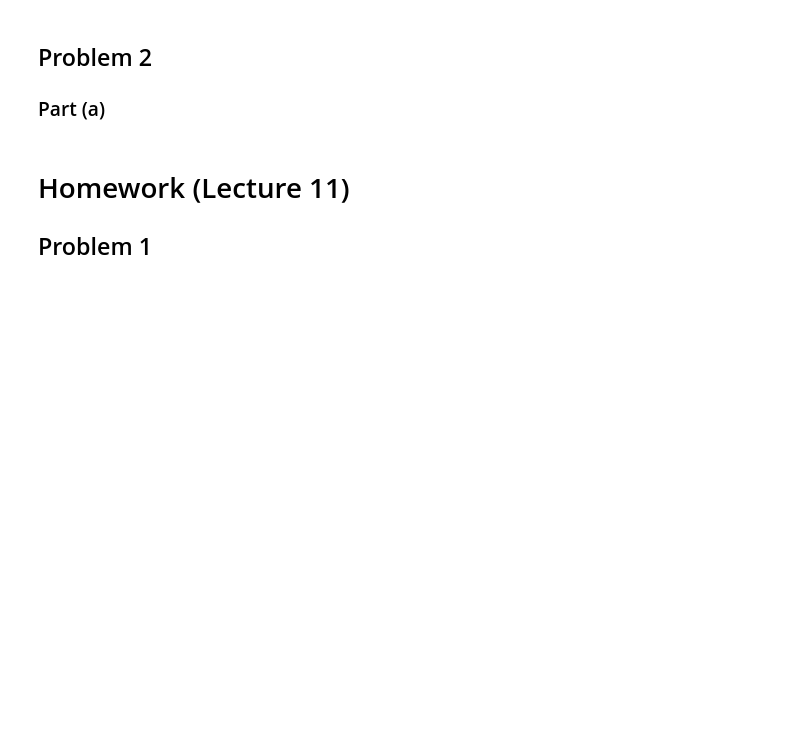
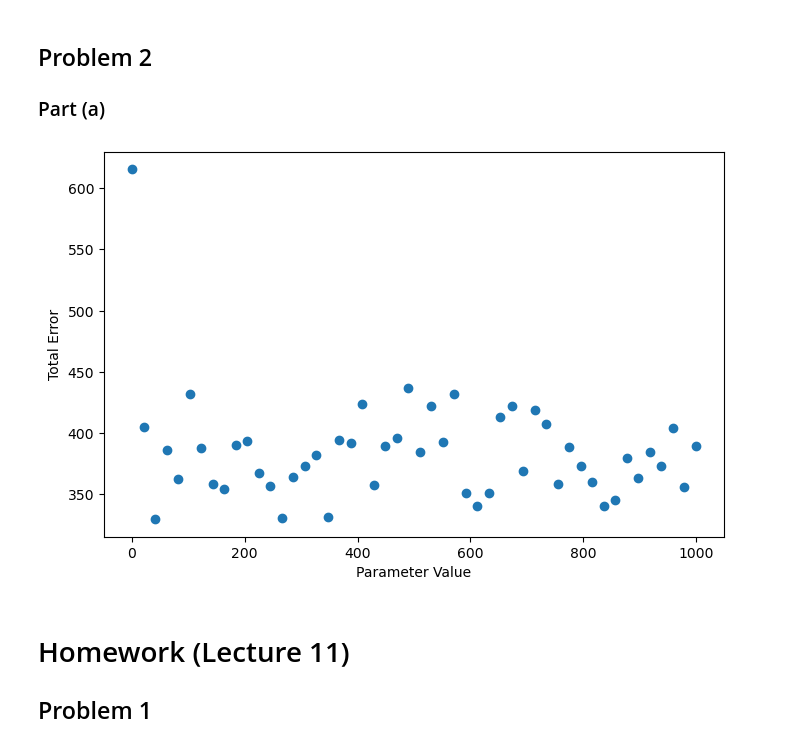
Before and after one commit to mattzhao-R/ml4econs, a Jupyter notebook: hw3/hw3.ipynb, the cells around one changed output. Drawn from its saved outputs; the diff is of its cells as text; code cells hidden in the pictures; blank space fills up the shorter version.

```diff
--- a/hw3/hw3.ipynb
+++ b/hw3/hw3.ipynb
@@ -60,7 +64,7 @@ def gauss_kernel(u):
     return (1/np.sqrt(2*np.pi)) * np.exp(-(u ** 2)/2)
 
 def LL(X,Y,x,h):
-    Z = np.column_stack((np.ones((1,200)),X-x))
+    Z = np.column_stack((np.ones(X.shape[0]),X-x))
     K = np.diag(gauss_kernel((X-x)/h))
     m_vec = np.linalg.inv(Z.T @ K @ Z) @ Z.T @ K @ Y
     return m_vec[0], m_vec[1]
@@ -76,5 +80,34 @@ def series(X,Y,num_knots):
     spline = BSpline(t, c, k, extrapolate=False)
     return spline
 
-def leave_one_out_cv(param):
-    pass
+def loo_ll_cv(param):
+    X,Y = DGP()
+    total = 0
+    for i in range(X.shape[0]):
+        m, delt_m = LL(np.delete(X,i),np.delete(Y,i),X[i],param)
+        y_hat = m + delt_m * X[i]
+        total += y_hat - Y[i]
+    return param, total
+
+def loo_nn_cv(param):
+    X,Y = DGP()
+    total = 0
+    for i in range(X.shape[0]):
+        m, delt_m = NN(np.delete(X,i),np.delete(Y,i),X[i],param)
+        y_hat = m + delt_m * X[i]
+        total += y_hat - Y[i]
+    return param, total
+
+def cv_viz(fn,params):
+    with ThreadPool(max_cpu - 1) as pool:
+        output = pool.map(fn,params)
+    df = pd.DataFrame(output,columns=['Parameter','Total Error'])
+    plt.figure(figsize=[8,5])
+    plt.scatter(x = df['Parameter'], y = df['Total Error'])
+    plt.xlabel('Parameter Value')
+    plt.ylabel('Total Error')
+# %%
+params = np.linspace(0.1,1000,50)
+cv_viz(loo_ll_cv,params)
+# %% [output]
+[figure, added]
```
Also changed, not shown: parts of 6 cells of this notebook.
